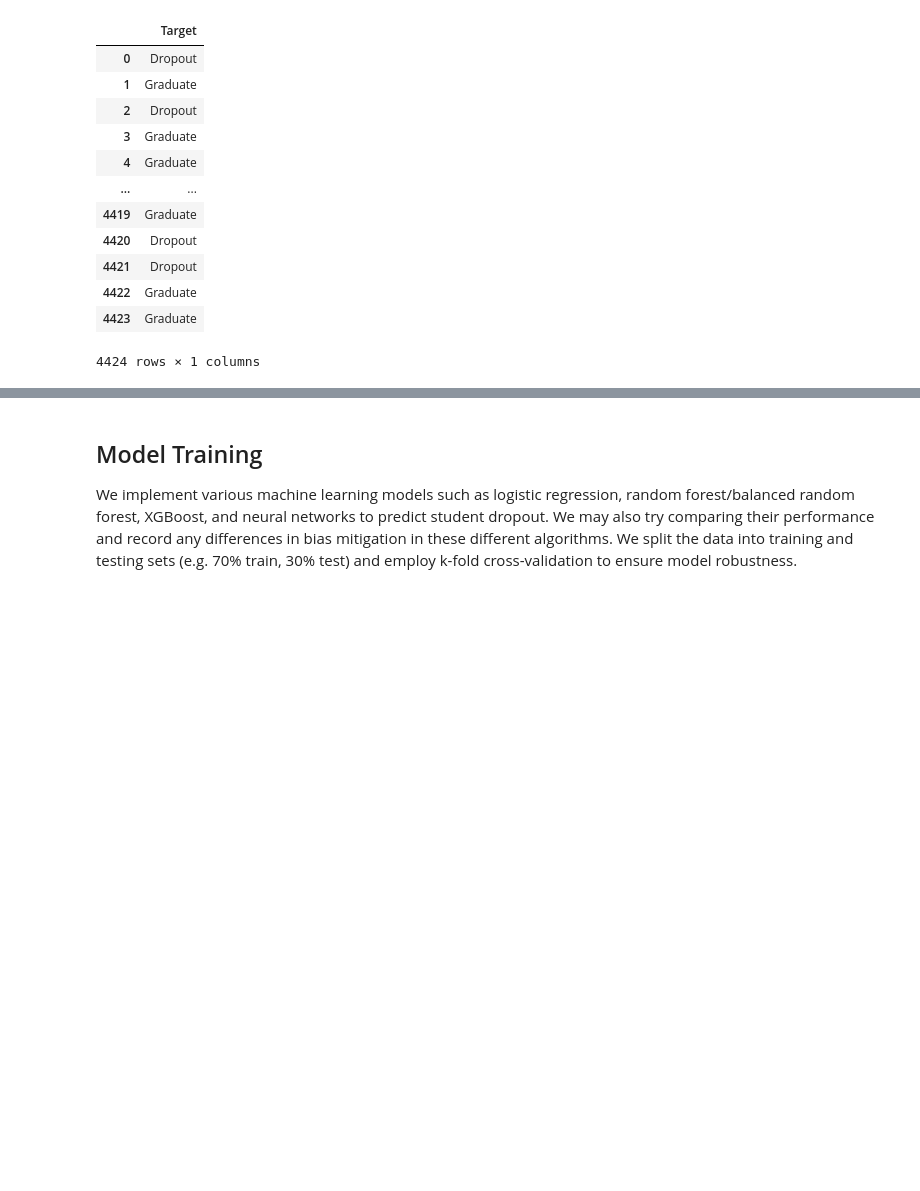
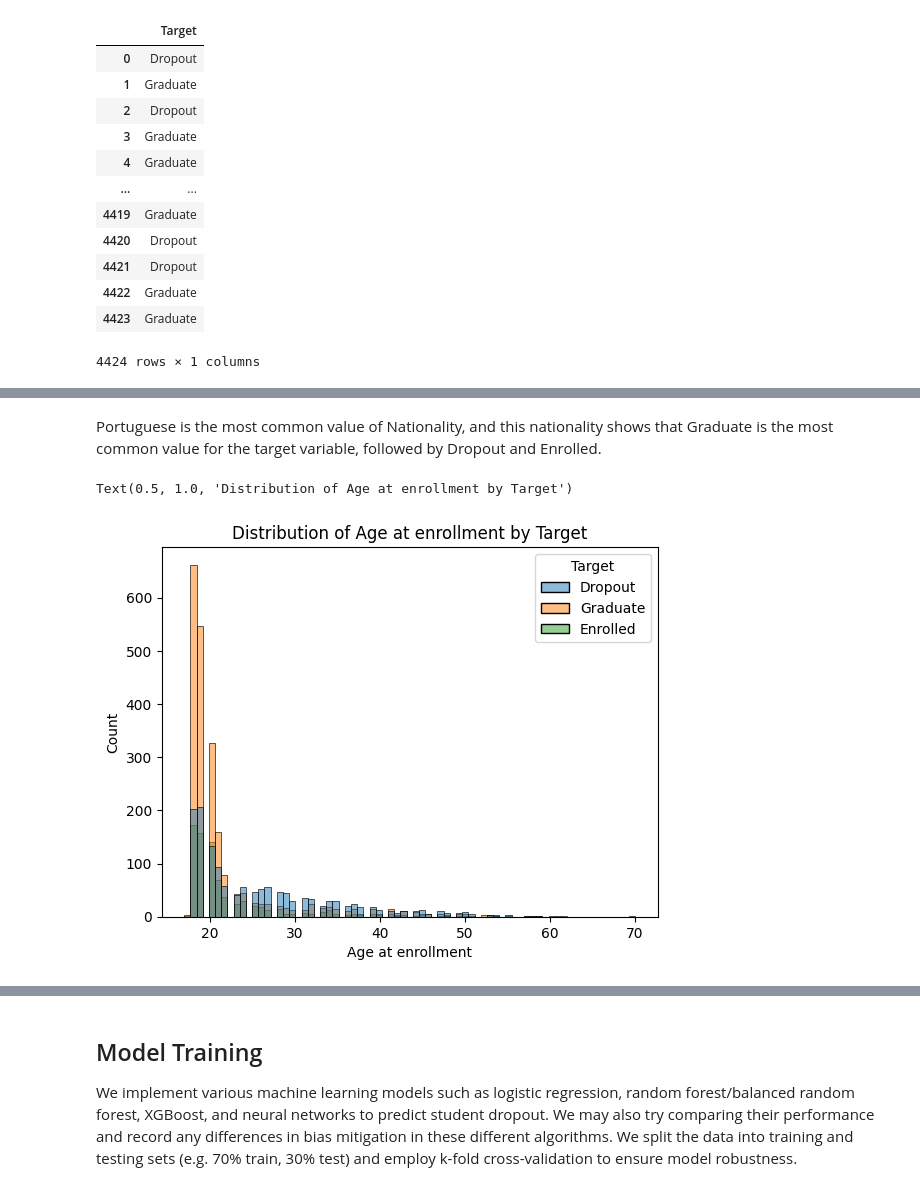
Before and after one commit to jackiechen24/dropoutbias, a Jupyter notebook: Chen_Jackie_DSCI_531_Project_Code.ipynb, the cells around one changed output, grey strips where cells are left out. Saved outputs shown, nothing was run; the diff lists cells and outputs as text; code cells hidden in the pictures; blank space fills up the shorter version.

```diff
--- a/Chen_Jackie_DSCI_531_Project_Code.ipynb
+++ b/Chen_Jackie_DSCI_531_Project_Code.ipynb
@@ -236,0 +225,9 @@ sum(uci_data.duplicated()) # check for duplicated values
+# %% [markdown]
+Portuguese is the most common value of Nationality, and this nationality shows that Graduate is the most common value for the target variable, followed by Dropout and Enrolled.
+# %%
+# distribution of Age at enrollment coded by target variable (https://seaborn.pydata.org/generated/seaborn.histplot.html)
+sns.histplot(data=complete_df, x="Age at enrollment", hue="Target")
+plt.title('Distribution of Age at enrollment by Target')
+# %% [output]
+Text(0.5, 1.0, 'Distribution of Age at enrollment by Target')
+[figure, added]
```
Also changed, not shown: parts of 42 cells of this notebook.
